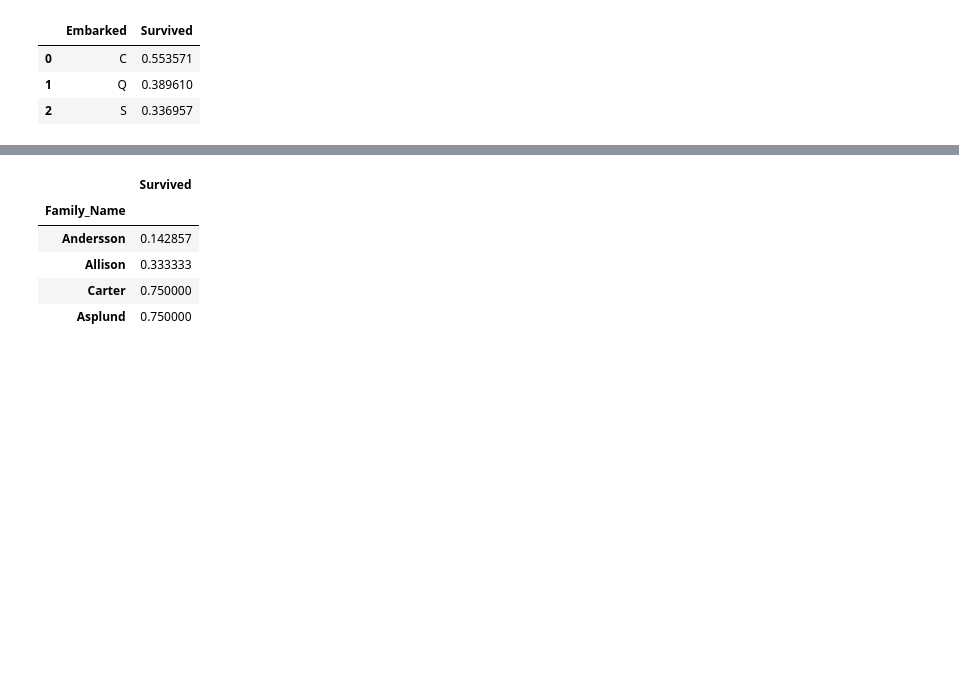
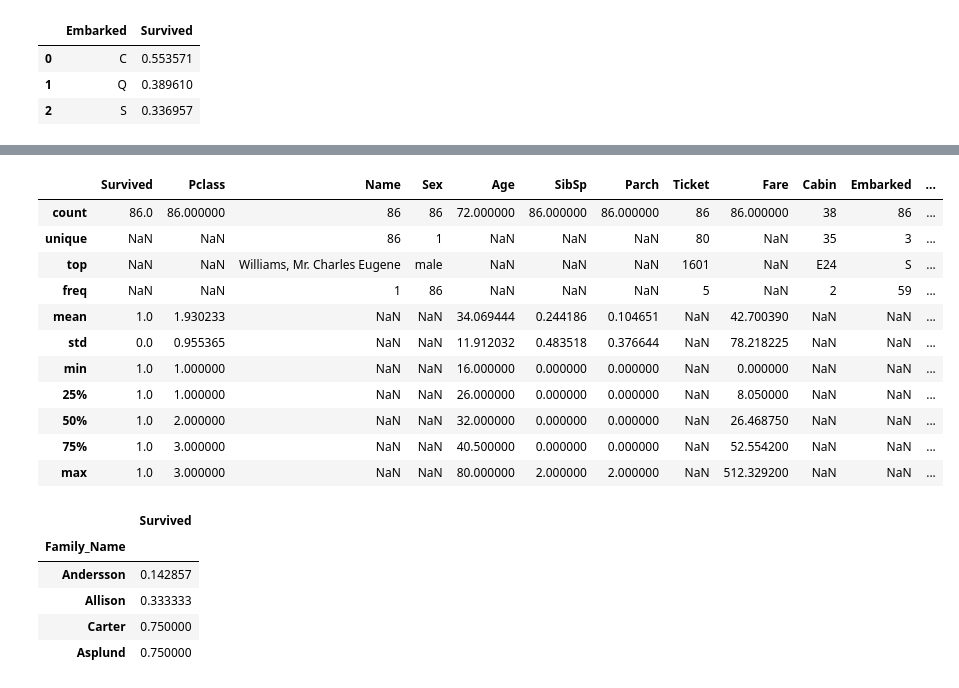
Before and after one commit to withabubaker/Titanic-80861, a Jupyter notebook: titanic.ipynb, the cells around one changed output, grey strips where cells are left out. Saved outputs shown, nothing was run; the diff lists cells and outputs as text; code cells hidden in the pictures; blank space fills up the shorter version.

```diff
--- a/titanic.ipynb
+++ b/titanic.ipynb
@@ -156 +130,18 @@ man_s.groupby(['Pclass'], as_index=False).count()
+# %%
+male = df_train[df_train['Title']== 'male']
+male_s = male[male['Survived'] == 1]
+male_s.describe(include='all')
+# %% [output]
+|  | Survived | Pclass | Name | Sex | Age | SibSp | Parch | Ticket | Fare | Cabin | Embarked | ... |
+| count | 86.0 | 86.000000 | 86 | 86 | 72.000000 | 86.000000 | 86.000000 | 86 | 86.000000 | 38 | 86 | ... |
+| unique | NaN | NaN | 86 | 1 | NaN | NaN | NaN | 80 | NaN | 35 | 3 | ... |
+| top | NaN | NaN | Williams, Mr. Charles Eugene | male | NaN | NaN | NaN | 1601 | NaN | E24 | S | ... |
+| freq | NaN | NaN | 1 | 86 | NaN | NaN | NaN | 5 | NaN | 2 | 59 | ... |
+| mean | 1.0 | 1.930233 | NaN | NaN | 34.069444 | 0.244186 | 0.104651 | NaN | 42.700390 | NaN | NaN | ... |
+| std | 0.0 | 0.955365 | NaN | NaN | 11.912032 | 0.483518 | 0.376644 | NaN | 78.218225 | NaN | NaN | ... |
+| min | 1.0 | 1.000000 | NaN | NaN | 16.000000 | 0.000000 | 0.000000 | NaN | 0.000000 | NaN | NaN | ... |
+| 25% | 1.0 | 1.000000 | NaN | NaN | 26.000000 | 0.000000 | 0.000000 | NaN | 8.050000 | NaN | NaN | ... |
+| 50% | 1.0 | 2.000000 | NaN | NaN | 32.000000 | 0.000000 | 0.000000 | NaN | 26.468750 | NaN | NaN | ... |
+| 75% | 1.0 | 3.000000 | NaN | NaN | 40.500000 | 0.000000 | 0.000000 | NaN | 52.554200 | NaN | NaN | ... |
+| max | 1.0 | 3.000000 | NaN | NaN | 80.000000 | 2.000000 | 2.000000 | NaN | 512.329200 | NaN | NaN | ... |
 # %%
```
Also changed, not shown: parts of 28 cells of this notebook.
